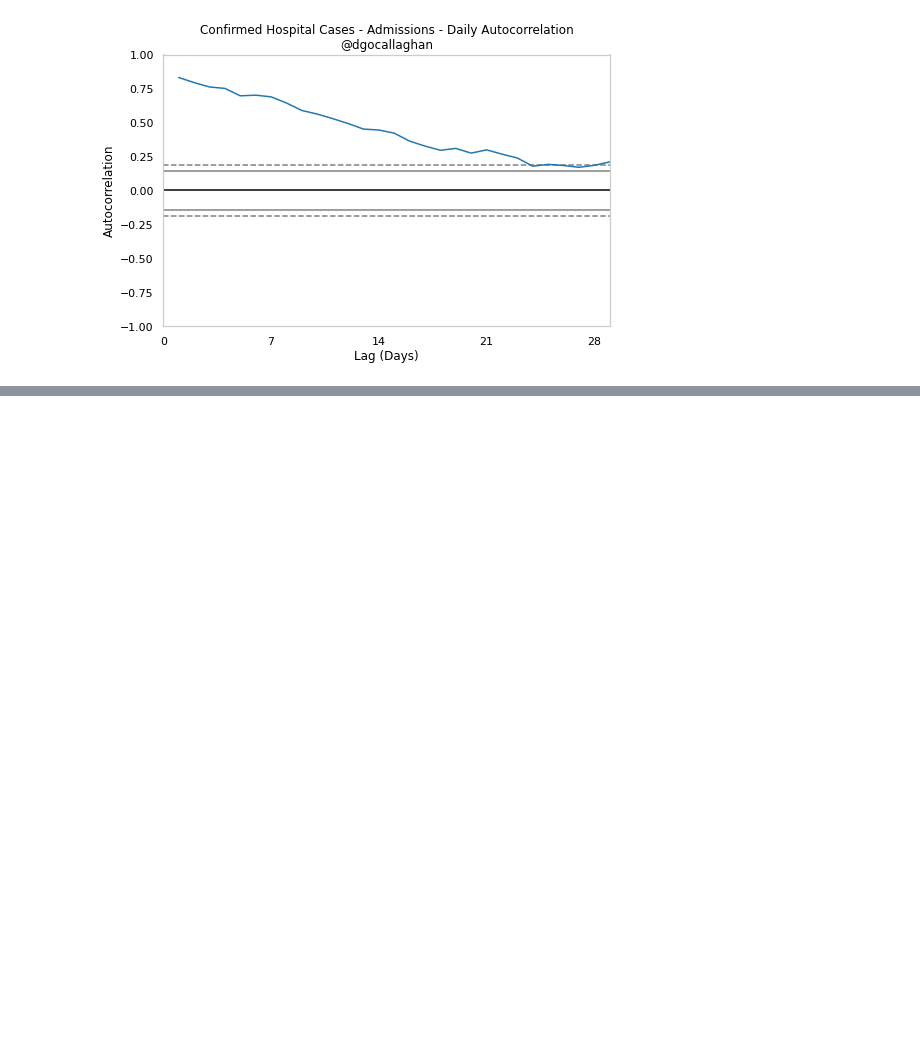
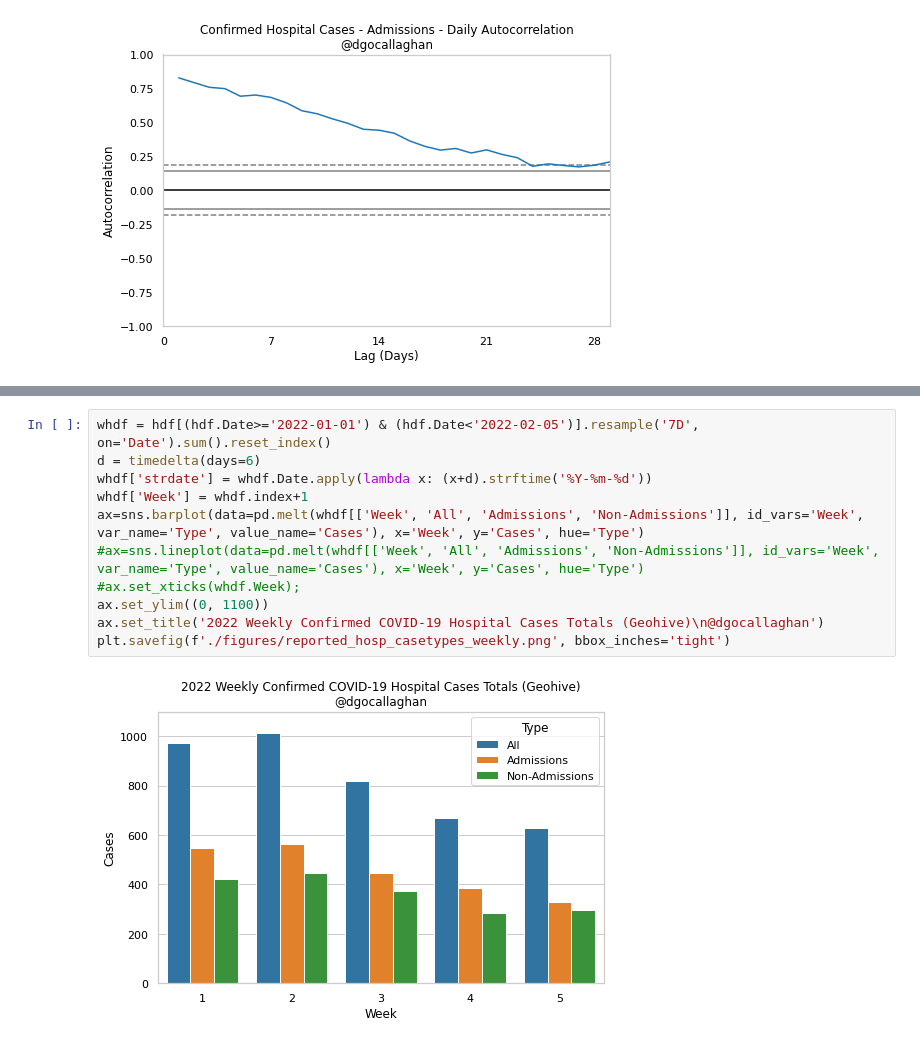
Before and after one commit to derekocallaghan/covid19data, a Jupyter notebook: notebooks/Daily Reported Cases.ipynb, the cells around one changed output, grey strips where cells are left out. Saved outputs shown, nothing was run; the diff lists cells and outputs as text; blank space fills up the shorter version.

Commit message:
Added latest data

```diff
--- a/notebooks/Daily Reported Cases.ipynb
+++ b/notebooks/Daily Reported Cases.ipynb
@@ -264,0 +278,13 @@ Name: 7dperc, dtype: float64
+# %%
+whdf = hdf[(hdf.Date>='2022-01-01') & (hdf.Date<'2022-02-05')].resample('7D', on='Date').sum().reset_index()
+d = timedelta(days=6)
+whdf['strdate'] = whdf.Date.apply(lambda x: (x+d).strftime('%Y-%m-%d'))
+whdf['Week'] = whdf.index+1
+ax=sns.barplot(data=pd.melt(whdf[['Week', 'All', 'Admissions', 'Non-Admissions']], id_vars='Week', var_name='Type', value_name='Cases'), x='Week', y='Cases', hue='Type')
+#ax=sns.lineplot(data=pd.melt(whdf[['Week', 'All', 'Admissions', 'Non-Admissions']], id_vars='Week', var_name='Type', value_name='Cases'), x='Week', y='Cases', hue='Type')
+#ax.set_xticks(whdf.Week);
+ax.set_ylim((0, 1100))
+ax.set_title('2022 Weekly Confirmed COVID-19 Hospital Cases Totals (Geohive)\n@dgocallaghan')
+plt.savefig(f'./figures/reported_hosp_casetypes_weekly.png', bbox_inches='tight')
+# %% [output]
+[figure, added]
```
Also changed, not shown: parts of 23 cells of this notebook, 4 other files.
